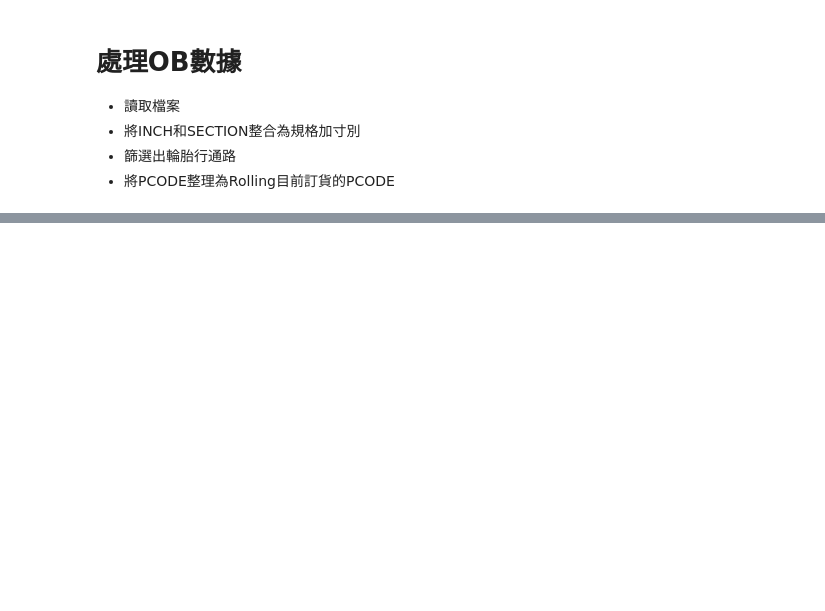
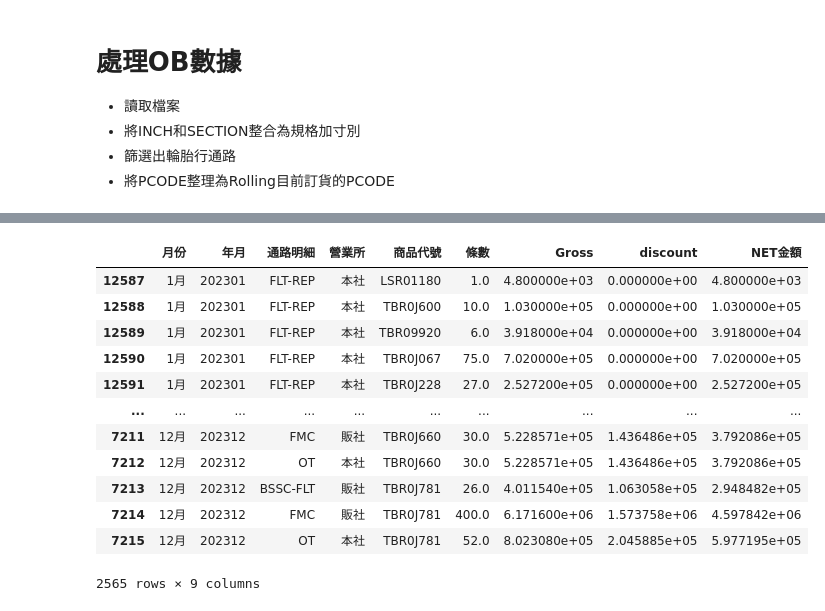
Before and after one commit to jimmyhsu1010/bridgestone_work_related, a Jupyter notebook: sales_related/Forecast相關/23RT2.ipynb, the cells around one changed output, grey strips where cells are left out. Saved outputs shown, nothing was run; the diff lists cells and outputs as text; code cells hidden in the pictures; blank space fills up the shorter version.

```diff
--- a/sales_related/Forecast相關/23RT2.ipynb
+++ b/sales_related/Forecast相關/23RT2.ipynb
@@ -53,0 +123,23 @@ ob["寸別"] = ob["INCH"].astype(str).map(lambda x: "R" + x[0:-1] + "." + x[-1]
+# %%
+ob = ob[["月份", "年月", "通路明細", "營業所", "商品代號", "條數", "Gross", "discount", "NET金額"]]
+# %%
+en_mon = ['Jan', 'Feb', 'Mar', 'Apr', 'May', 'Jun', 'Jul', 'Aug', 'Sep', 'Oct', 'Nov', 'Dec']
+cn_mon = ['1月', '2月', '3月', '4月', '5月', '6月', '7月', '8月', '9月', '10月', '11月', '12月']
+mon_dict = dict(zip(en_mon, cn_mon))
+ob["月份"] = ob["月份"].map(mon_dict)
+# %%
+ob
+# %% [output]
+|  | 月份 | 年月 | 通路明細 | 營業所 | 商品代號 | 條數 | Gross | discount | NET金額 |
+| 12587 | 1月 | 202301 | FLT-REP | 本社 | LSR01180 | 1.0 | 4.800000e+03 | 0.000000e+00 | 4.800000e+03 |
+| 12588 | 1月 | 202301 | FLT-REP | 本社 | TBR0J600 | 10.0 | 1.030000e+05 | 0.000000e+00 | 1.030000e+05 |
+| 12589 | 1月 | 202301 | FLT-REP | 本社 | TBR09920 | 6.0 | 3.918000e+04 | 0.000000e+00 | 3.918000e+04 |
+| 12590 | 1月 | 202301 | FLT-REP | 本社 | TBR0J067 | 75.0 | 7.020000e+05 | 0.000000e+00 | 7.020000e+05 |
+| 12591 | 1月 | 202301 | FLT-REP | 本社 | TBR0J228 | 27.0 | 2.527200e+05 | 0.000000e+00 | 2.527200e+05 |
+| ... | ... | ... | ... | ... | ... | ... | ... | ... | ... |
+| 7211 | 12月 | 202312 | FMC | 販社 | TBR0J660 | 30.0 | 5.228571e+05 | 1.436486e+05 | 3.792086e+05 |
+| 7212 | 12月 | 202312 | OT | 本社 | TBR0J660 | 30.0 | 5.228571e+05 | 1.436486e+05 | 3.792086e+05 |
+| 7213 | 12月 | 202312 | BSSC-FLT | 販社 | TBR0J781 | 26.0 | 4.011540e+05 | 1.063058e+05 | 2.948482e+05 |
+| 7214 | 12月 | 202312 | FMC | 販社 | TBR0J781 | 400.0 | 6.171600e+06 | 1.573758e+06 | 4.597842e+06 |
+| 7215 | 12月 | 202312 | OT | 本社 | TBR0J781 | 52.0 | 8.023080e+05 | 2.045885e+05 | 5.977195e+05 |
+2565 rows × 9 columns
```
Also changed, not shown: parts of 52 cells of this notebook, 3 other files.
